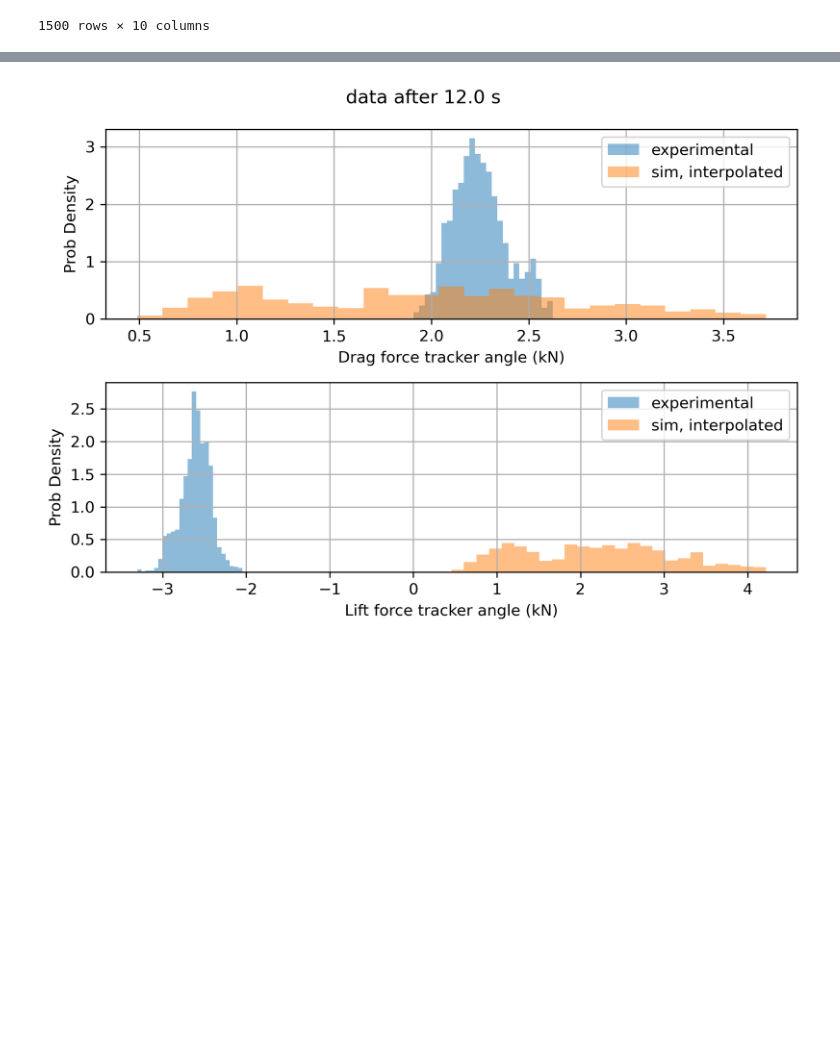
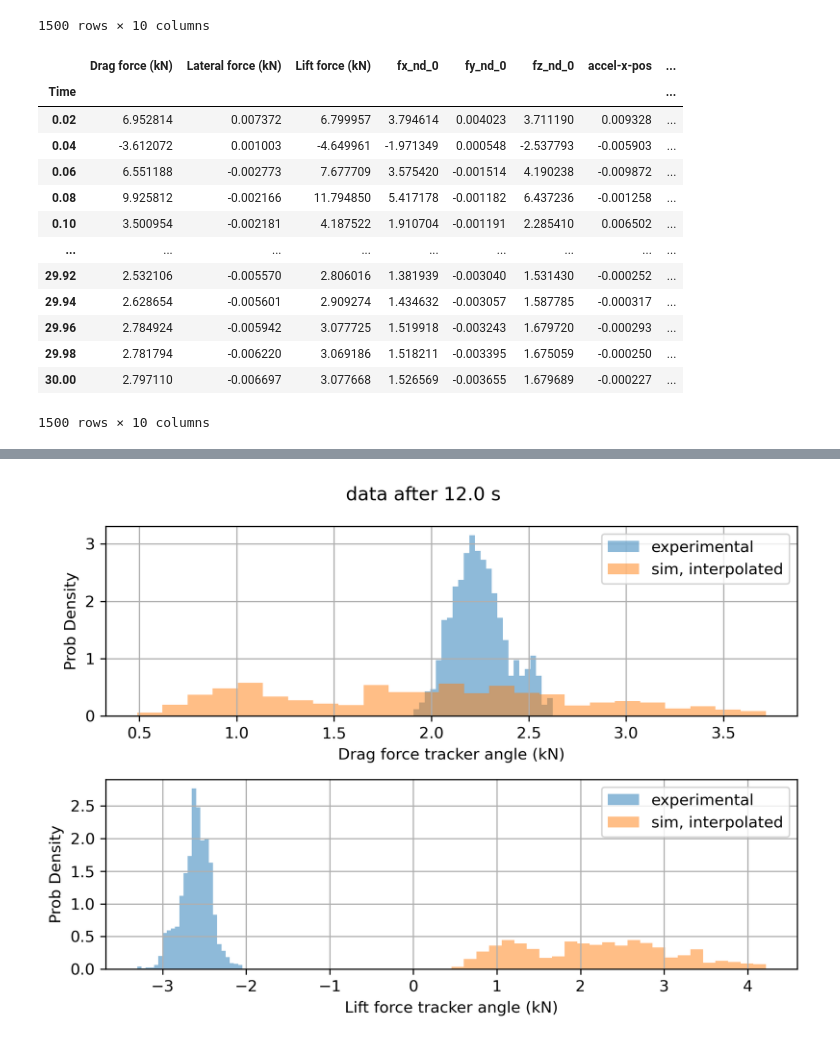
Before and after one commit to eyoung55/PVade, a Jupyter notebook: postprocessing/loads_validation.ipynb, the cells around one changed output, grey strips where cells are left out. Saved outputs shown, nothing was run; the diff lists cells and outputs as text; code cells hidden in the pictures; blank space fills up the shorter version.

```diff
--- a/postprocessing/loads_validation.ipynb
+++ b/postprocessing/loads_validation.ipynb
@@ -146,6 +137,35 @@ interp_sim_data
 | 29.98 | 2781.794485 | -6.220377 | 3069.185924 | 1.518211 | -0.003395 | 1.675059 | -0.000250 | -0.000011 | -0.000321 | ... |
 | 30.00 | 2797.109618 | -6.696926 | 3077.668440 | 1.526569 | -0.003655 | 1.679689 | -0.000227 | -0.000011 | -0.000293 | ... |
 1500 rows × 10 columns
+# %%
+# merge dataframes
+alldata = {}
+
+alldata['exp'] = sonic_data.copy()
+alldata['sim'] = interp_sim_data.copy()
+
+# adjustments
+for comp in ['fx','fy','fz']:
+    alldata['sim'][comp+'_0'] = alldata['sim'][comp+'_0']/1000
+
+alldata['sim'] = alldata['sim'].rename(columns={'fx_0':'Drag force (kN)','fy_0':'Lateral force (kN)','fz_0':'Lift force (kN)'})
+
+alldata['sim']
+# %% [output]
+|  | Drag force (kN) | Lateral force (kN) | Lift force (kN) | fx_nd_0 | fy_nd_0 | fz_nd_0 | accel-x-pos | ... |
+| Time |  |  |  |  |  |  |  | ... |
+| 0.02 | 6.952814 | 0.007372 | 6.799957 | 3.794614 | 0.004023 | 3.711190 | 0.009328 | ... |
+| 0.04 | -3.612072 | 0.001003 | -4.649961 | -1.971349 | 0.000548 | -2.537793 | -0.005903 | ... |
+| 0.06 | 6.551188 | -0.002773 | 7.677709 | 3.575420 | -0.001514 | 4.190238 | -0.009872 | ... |
+| 0.08 | 9.925812 | -0.002166 | 11.794850 | 5.417178 | -0.001182 | 6.437236 | -0.001258 | ... |
+| 0.10 | 3.500954 | -0.002181 | 4.187522 | 1.910704 | -0.001191 | 2.285410 | 0.006502 | ... |
+| ... | ... | ... | ... | ... | ... | ... | ... | ... |
+| 29.92 | 2.532106 | -0.005570 | 2.806016 | 1.381939 | -0.003040 | 1.531430 | -0.000252 | ... |
+| 29.94 | 2.628654 | -0.005601 | 2.909274 | 1.434632 | -0.003057 | 1.587785 | -0.000317 | ... |
+| 29.96 | 2.784924 | -0.005942 | 3.077725 | 1.519918 | -0.003243 | 1.679720 | -0.000293 | ... |
+| 29.98 | 2.781794 | -0.006220 | 3.069186 | 1.518211 | -0.003395 | 1.675059 | -0.000250 | ... |
+| 30.00 | 2.797110 | -0.006697 | 3.077668 | 1.526569 | -0.003655 | 1.679689 | -0.000227 | ... |
+1500 rows × 10 columns
 # %%
 # first glance at all timeseries
 plt.style.use('default')
```
Also changed, not shown: parts of 4 cells of this notebook, 2 other files.
